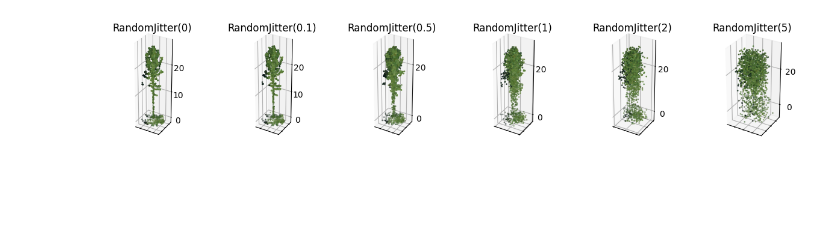
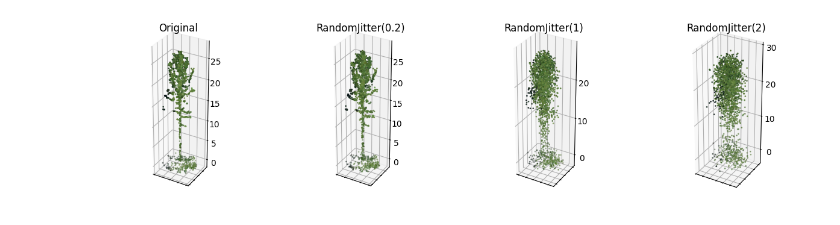
Before and after one commit to iod-ine/thesis, a Jupyter notebook: chapters/03b_augmentations.ipynb, the cells around one changed output. Cells and saved outputs as stored; diff of their text form; code cells hidden in the pictures; blank space fills up the shorter version.

Commit message:
Add visualization for additional augmentations

```diff
--- a/chapters/03b_augmentations.ipynb
+++ b/chapters/03b_augmentations.ipynb
@@ -14,35 +15,38 @@ import src.visualization.clouds
+# %%
+las = laspy.read("../../data/interim/trees/birch_09.las")
+rgb = np.transpose(np.stack([las.red, las.green, las.blue])) / 255
+data = torch_geometric.data.Data(
+    pos=torch.from_numpy(src.clouds.recenter_cloud(las.xyz)),
+    x=torch.from_numpy(rgb),
+)
 # %%
 #| include: true
 #| label: fig-random-jitter-effect
 #| fig-cap: Visualization of the random jitter augmentation on a single birch tree.
 
-las = laspy.read("../../data/interim/trees/birch_09.las")
-
-means = las.xyz.mean(axis=0, keepdims=True)
-means[0][-1] = 0  # Don't recenter Z
-
-rgb = np.transpose(np.stack([las.red, las.green, las.blue])) / 255
-
-data = torch_geometric.data.Data(
-    pos=torch.from_numpy(las.xyz - means),
-    x=torch.from_numpy(rgb),
-)
-
 fig = plt.figure(figsize=(15, 10))
 
-params = [0, 0.1, 0.5, 1, 2, 5]
+params = [
+    0,
+    0.2,
+    1,
+    2,
+]
 
 for i, x in enumerate(params, start=1):
     ax = fig.add_subplot(1, len(params), i, projection="3d")
     transformed = torch_geometric.transforms.RandomJitter(x)(data)
     ax = src.visualization.clouds.scatter_point_cloud_3d(
         xyz=transformed.pos.numpy(),
         color=rgb,
         ax=ax,
     )
-    ax.set_title(f"RandomJitter({x})")
+    if i == 1:
+        ax.set_title("Original")
+    else:
+        ax.set_title(f"RandomJitter({x})")
     ax.set_aspect("equal")
     ax.xaxis.set_major_formatter(plt.NullFormatter())
     ax.yaxis.set_major_formatter(plt.NullFormatter())
 # %% [output]
-[figure, old version]
+[figure, new version]
```
Also changed, not shown: parts of 4 cells of this notebook, 1 other file.
